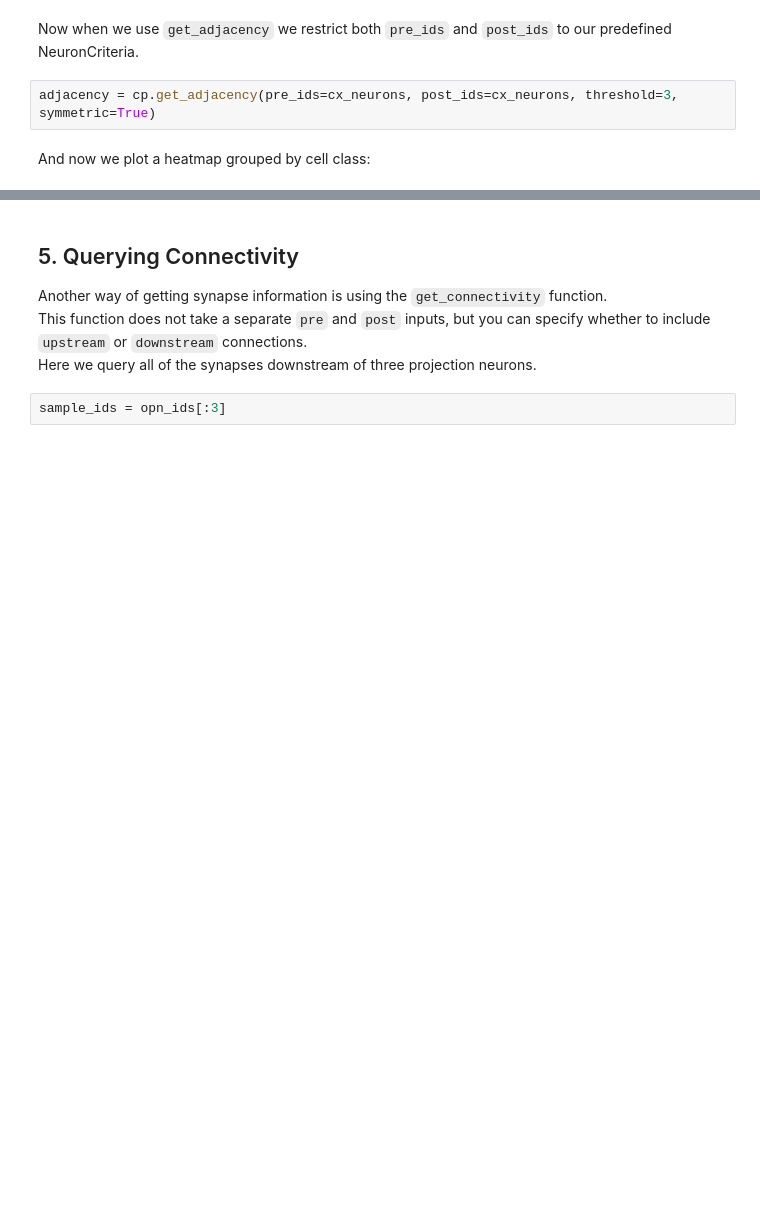
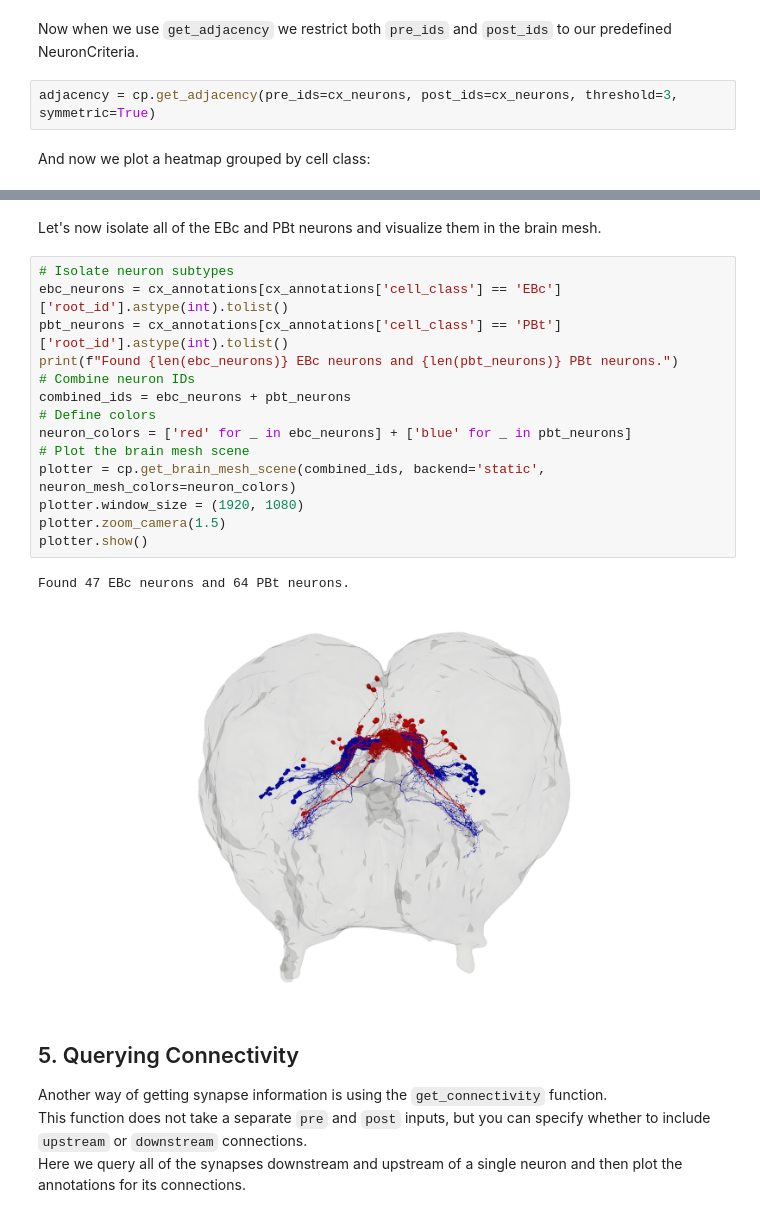
Before and after one commit to Social-Evolution-and-Behavior/crantpy, a Jupyter notebook: docs/deep_dive/connectivity.ipynb, the cells around one changed output, grey strips where cells are left out. Saved outputs shown, nothing was run; the diff lists cells and outputs as text; blank space fills up the shorter version.

```diff
--- a/docs/deep_dive/connectivity.ipynb
+++ b/docs/deep_dive/connectivity.ipynb
@@ -235,9 +239,26 @@ plt.show()
+# %% [markdown]
+Let's now isolate all of the EBc and PBt neurons and visualize them in the brain mesh.
+# %%
+# Isolate neuron subtypes
+ebc_neurons = cx_annotations[cx_annotations['cell_class'] == 'EBc']['root_id'].astype(int).tolist()
+pbt_neurons = cx_annotations[cx_annotations['cell_class'] == 'PBt']['root_id'].astype(int).tolist()
+print(f"Found {len(ebc_neurons)} EBc neurons and {len(pbt_neurons)} PBt neurons.")
+# Combine neuron IDs
+combined_ids = ebc_neurons + pbt_neurons
+# Define colors
+neuron_colors = ['red' for _ in ebc_neurons] + ['blue' for _ in pbt_neurons]
+# Plot the brain mesh scene
+plotter = cp.get_brain_mesh_scene(combined_ids, backend='static', neuron_mesh_colors=neuron_colors)
+plotter.window_size = (1920, 1080)
+plotter.zoom_camera(1.5)
+plotter.show()
+# %% [output]
+Found 47 EBc neurons and 64 PBt neurons.
+[figure, added]
 # %% [markdown]
 ## 5. Querying Connectivity
 
 Another way of getting synapse information is using the `get_connectivity` function. \
 This function does not take a separate `pre` and `post` inputs, but you can specify whether to include `upstream` or `downstream` connections. \
-Here we query all of the synapses downstream of three projection neurons.
+Here we query all of the synapses downstream and upstream of a single neuron and then plot the annotations for its connections.
-# %%
-sample_ids = opn_ids[:3]
 # %%
```
Also changed, not shown: parts of 21 cells of this notebook, 3 other files.
